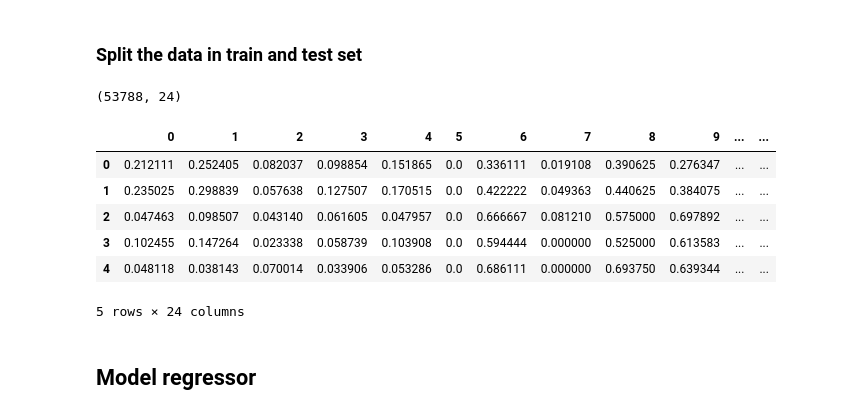
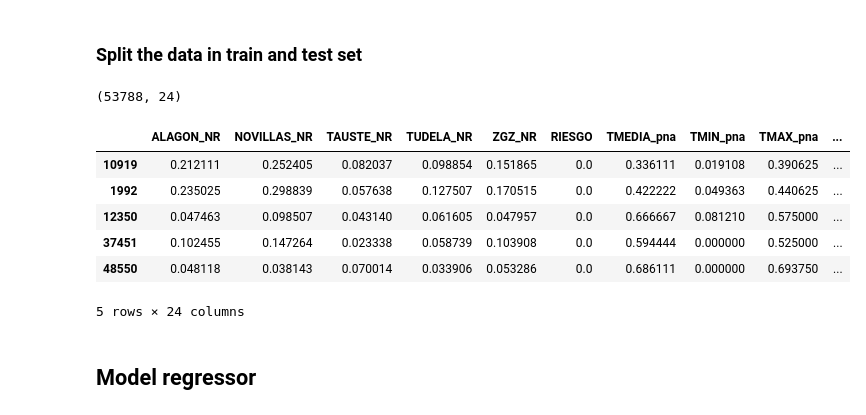
Before and after one commit to mlopezcaballero/Apsu, a Jupyter notebook: notebooks/data_preparation.ipynb, the cells around one changed output. Saved outputs shown, nothing was run; the diff lists cells and outputs as text; code cells hidden in the pictures.

```diff
--- a/notebooks/data_preparation.ipynb
+++ b/notebooks/data_preparation.ipynb
@@ -337,21 +336,23 @@ dtype: int64
 # %%
 # MinMax scale
 scaler = MinMaxScaler()
+columnas = X.columns
 X = scaler.fit_transform(X)
+X = pd.DataFrame(X, columns=columnas)
 # %% [markdown]
 ### Split the data in train and test set
 # %%
 x_train, x_test, y_train, y_test = train_test_split(X, Y, test_size = 0.3, random_state = 0)
 print(x_train.shape)
-display(pd.DataFrame(x_train).head())
+display(x_train.head())
 # %% [output]
 (53788, 24)
-|  | 0 | 1 | 2 | 3 | 4 | 5 | 6 | 7 | 8 | 9 | ... | ... |
-| 0 | 0.212111 | 0.252405 | 0.082037 | 0.098854 | 0.151865 | 0.0 | 0.336111 | 0.019108 | 0.390625 | 0.276347 | ... | ... |
-| 1 | 0.235025 | 0.298839 | 0.057638 | 0.127507 | 0.170515 | 0.0 | 0.422222 | 0.049363 | 0.440625 | 0.384075 | ... | ... |
-| 2 | 0.047463 | 0.098507 | 0.043140 | 0.061605 | 0.047957 | 0.0 | 0.666667 | 0.081210 | 0.575000 | 0.697892 | ... | ... |
-| 3 | 0.102455 | 0.147264 | 0.023338 | 0.058739 | 0.103908 | 0.0 | 0.594444 | 0.000000 | 0.525000 | 0.613583 | ... | ... |
-| 4 | 0.048118 | 0.038143 | 0.070014 | 0.033906 | 0.053286 | 0.0 | 0.686111 | 0.000000 | 0.693750 | 0.639344 | ... | ... |
+|  | ALAGON_NR | NOVILLAS_NR | TAUSTE_NR | TUDELA_NR | ZGZ_NR | RIESGO | TMEDIA_pna | TMIN_pna | TMAX_pna | ... |
+| 10919 | 0.212111 | 0.252405 | 0.082037 | 0.098854 | 0.151865 | 0.0 | 0.336111 | 0.019108 | 0.390625 | ... |
+| 1992 | 0.235025 | 0.298839 | 0.057638 | 0.127507 | 0.170515 | 0.0 | 0.422222 | 0.049363 | 0.440625 | ... |
+| 12350 | 0.047463 | 0.098507 | 0.043140 | 0.061605 | 0.047957 | 0.0 | 0.666667 | 0.081210 | 0.575000 | ... |
+| 37451 | 0.102455 | 0.147264 | 0.023338 | 0.058739 | 0.103908 | 0.0 | 0.594444 | 0.000000 | 0.525000 | ... |
+| 48550 | 0.048118 | 0.038143 | 0.070014 | 0.033906 | 0.053286 | 0.0 | 0.686111 | 0.000000 | 0.693750 | ... |
 5 rows × 24 columns
 # %% [markdown]
 ## Model regressor <a class="anchor" id="sixth-bullet"></a>
```
Also changed, not shown: parts of 9 cells of this notebook.
